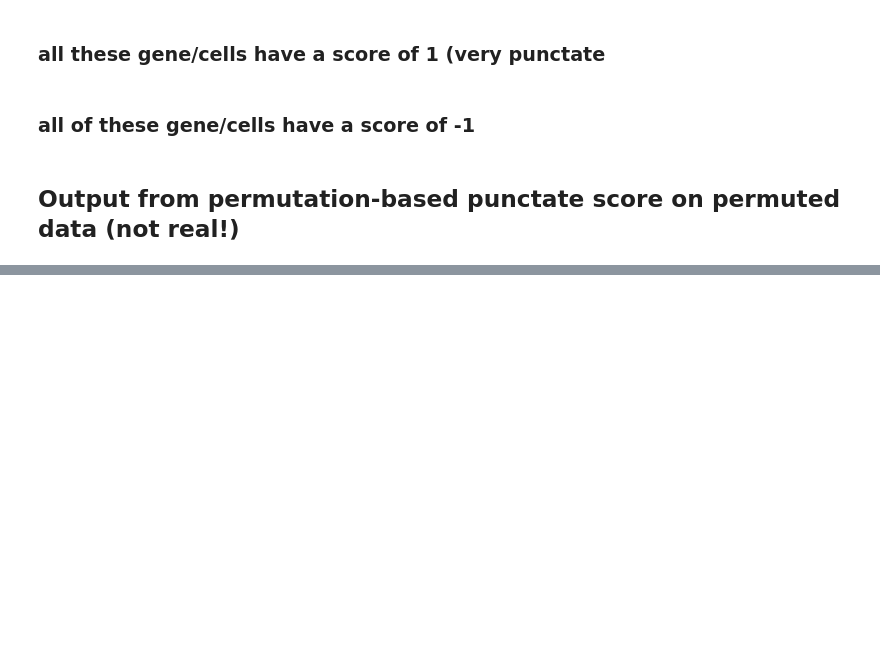
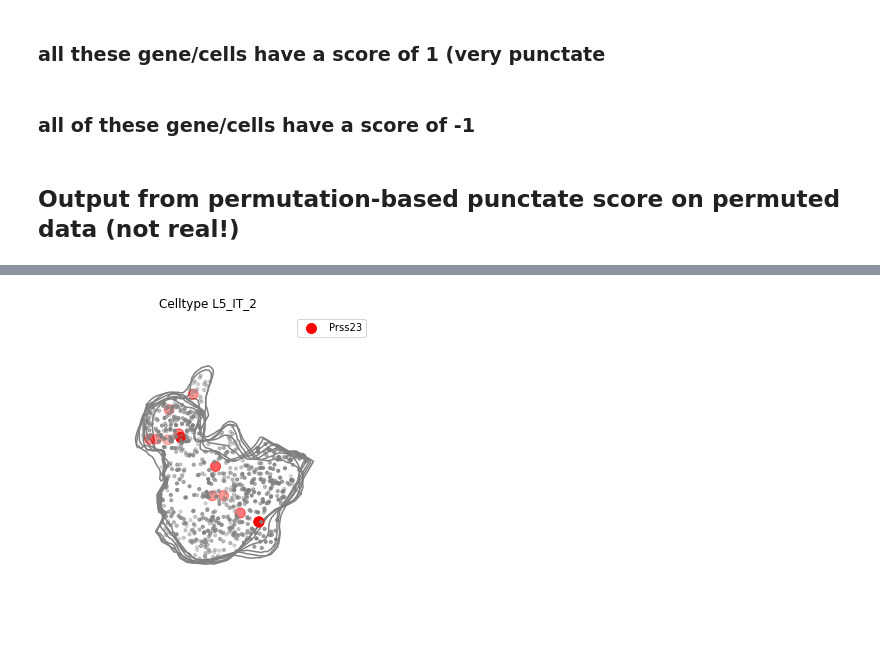
Before and after one commit to salzman-lab/SPRAWL, a Jupyter notebook: analysis/fixing_radial_punctate_biases.ipynb, the cells around one changed output, grey strips where cells are left out. Drawn from its saved outputs; the diff is of its cells as text; code cells hidden in the pictures; blank space fills up the shorter version.

```diff
--- a/analysis/fixing_radial_punctate_biases.ipynb
+++ b/analysis/fixing_radial_punctate_biases.ipynb
@@ -794,0 +771,8 @@ plt.close()
+# %%
+#score is very negative, should be highly "radially diffuse"
+fig,ax = plotting.plot_cell_3D(cell, gene_colors={'Prss23':'red'})
+ax.elev = 90
+plt.show()
+plt.close()
+# %% [output]
+[figure, added]
```
Also changed, not shown: parts of 41 cells of this notebook, 1 other file.
